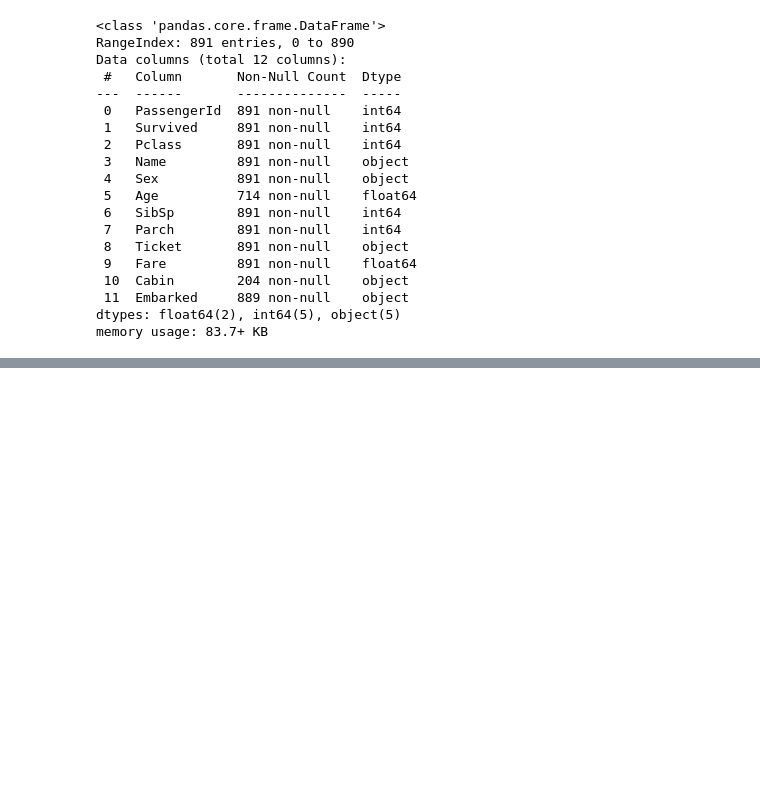
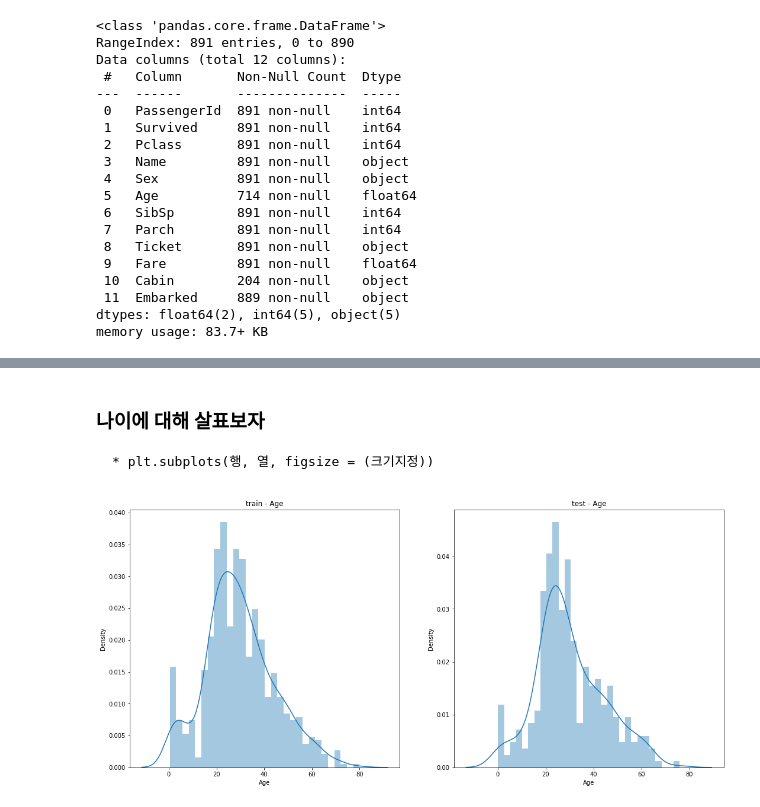
Before and after one commit to city1616/LikeLion_AI_SCHOOL_13th, a Jupyter notebook: 02. 웹과 Github 기본/06_python_library/05_Titanic_data_분석/02_Titanic_Data_Preprocessing.ipynb, the cells around one changed output, grey strips where cells are left out. Saved outputs shown, nothing was run; the diff lists cells and outputs as text; code cells hidden in the pictures; blank space fills up the shorter version.

```diff
--- a/02. 웹과 Github 기본/06_python_library/05_Titanic_data_분석/02_Titanic_Data_Preprocessing.ipynb
+++ b/02. 웹과 Github 기본/06_python_library/05_Titanic_data_분석/02_Titanic_Data_Preprocessing.ipynb
@@ -154,0 +182,3 @@ memory usage: 83.7+ KB
+# %% [markdown]
+### 나이에 대해 살표보자
+    * plt.subplots(행, 열, figsize = (크기지정))
@@ -154,0 +187,13 @@ memory usage: 83.7+ KB
+# %%
+f,ax=plt.subplots(1,2,figsize=(18,8))
+
+# 첫번째 그래프
+sns.distplot(train['Age'].dropna(), bins=30, ax=ax[0])
+ax[0].set_title('train - Age')
+
+# 두번째 그래프
+sns.distplot(test['Age'].dropna(), bins=30, ax=ax[1])
+ax[1].set_title('test - Age')
+plt.show()
+# %% [output]
+[figure, added]
```
Also changed, not shown: parts of 7 cells of this notebook.
